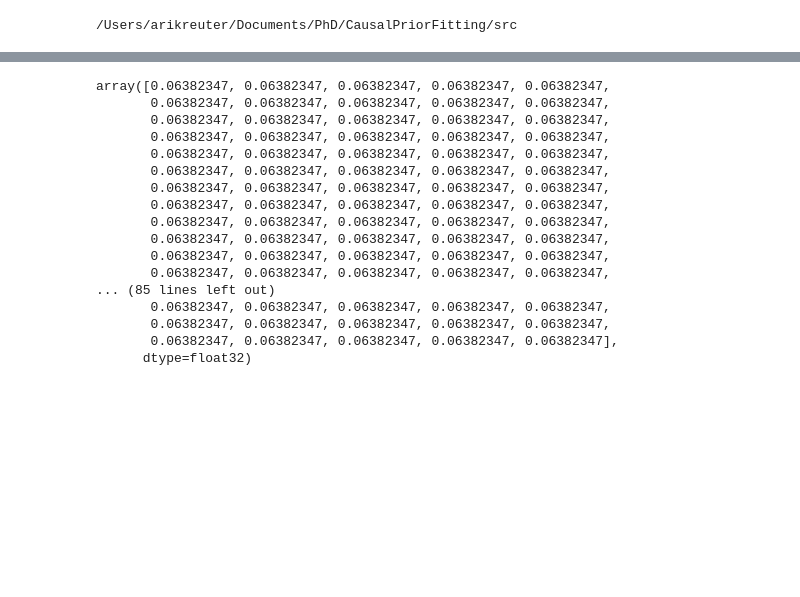
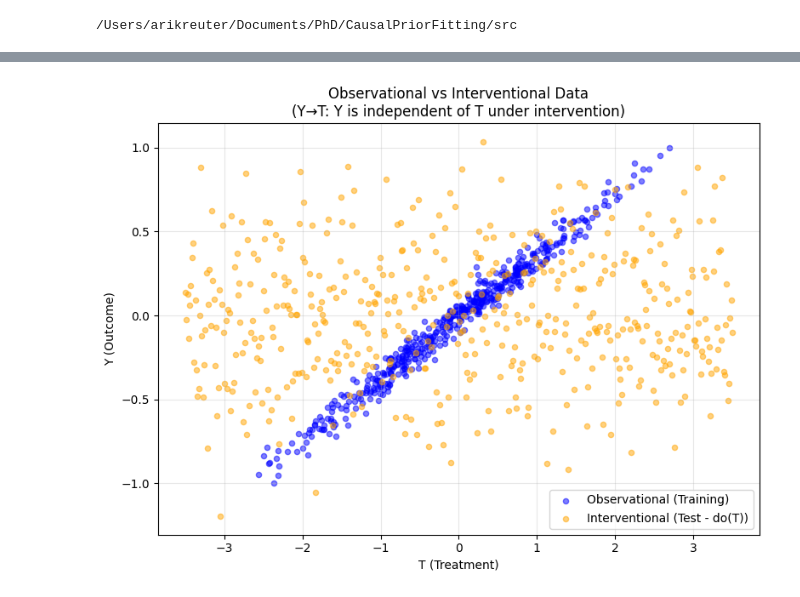
Before and after one commit to elidub/Graphs4CausalFoundationModels, a Jupyter notebook: experiments/Graphconditioning/Bivariate.ipynb, the cells around one changed output, grey strips where cells are left out. Drawn from its saved outputs; the diff is of its cells as text; code cells hidden in the pictures; blank space fills up the shorter version.

```diff
--- a/experiments/Graphconditioning/Bivariate.ipynb
+++ b/experiments/Graphconditioning/Bivariate.ipynb
@@ -276,20 +238,23 @@ tensor([[[0., 1., 0., 0.],
-# %%
-pred
-# %% [output]
-array([0.06382347, 0.06382347, 0.06382347, 0.06382347, 0.06382347,
-       0.06382347, 0.06382347, 0.06382347, 0.06382347, 0.06382347,
-       0.06382347, 0.06382347, 0.06382347, 0.06382347, 0.06382347,
-       0.06382347, 0.06382347, 0.06382347, 0.06382347, 0.06382347,
-       0.06382347, 0.06382347, 0.06382347, 0.06382347, 0.06382347,
-       0.06382347, 0.06382347, 0.06382347, 0.06382347, 0.06382347,
-       0.06382347, 0.06382347, 0.06382347, 0.06382347, 0.06382347,
-       0.06382347, 0.06382347, 0.06382347, 0.06382347, 0.06382347,
-       0.06382347, 0.06382347, 0.06382347, 0.06382347, 0.06382347,
-       0.06382347, 0.06382347, 0.06382347, 0.06382347, 0.06382347,
-       0.06382347, 0.06382347, 0.06382347, 0.06382347, 0.06382347,
-       0.06382347, 0.06382347, 0.06382347, 0.06382347, 0.06382347,
-... (85 lines left out)
-       0.06382347, 0.06382347, 0.06382347, 0.06382347, 0.06382347,
-       0.06382347, 0.06382347, 0.06382347, 0.06382347, 0.06382347,
-       0.06382347, 0.06382347, 0.06382347, 0.06382347, 0.06382347],
-      dtype=float32)
+# %%
+# Plot observational and interventional data together
+import matplotlib.pyplot as plt
+import numpy as np
+
+fig, ax = plt.subplots(1, 1, figsize=(8, 6))
+
+# Plot both datasets on same axes
+ax.scatter(T_obs_p.numpy().flatten(), Y_obs_p.numpy().flatten(),
+           alpha=0.5, s=20, label='Observational (Training)', color='blue')
+ax.scatter(T_intv_p.numpy().flatten(), Y_intv_p.numpy().flatten(),
+           alpha=0.5, s=20, label='Interventional (Test - do(T))', color='orange')
+
+ax.set_xlabel("T (Treatment)")
+ax.set_ylabel("Y (Outcome)")
+ax.set_title("Observational vs Interventional Data\n(Y→T: Y is independent of T under intervention)")
+ax.grid(True, alpha=0.3)
+ax.legend()
+
+plt.tight_layout()
+plt.show()
+# %% [output]
+[figure, added]
```
Also changed, not shown: parts of 9 cells of this notebook.
